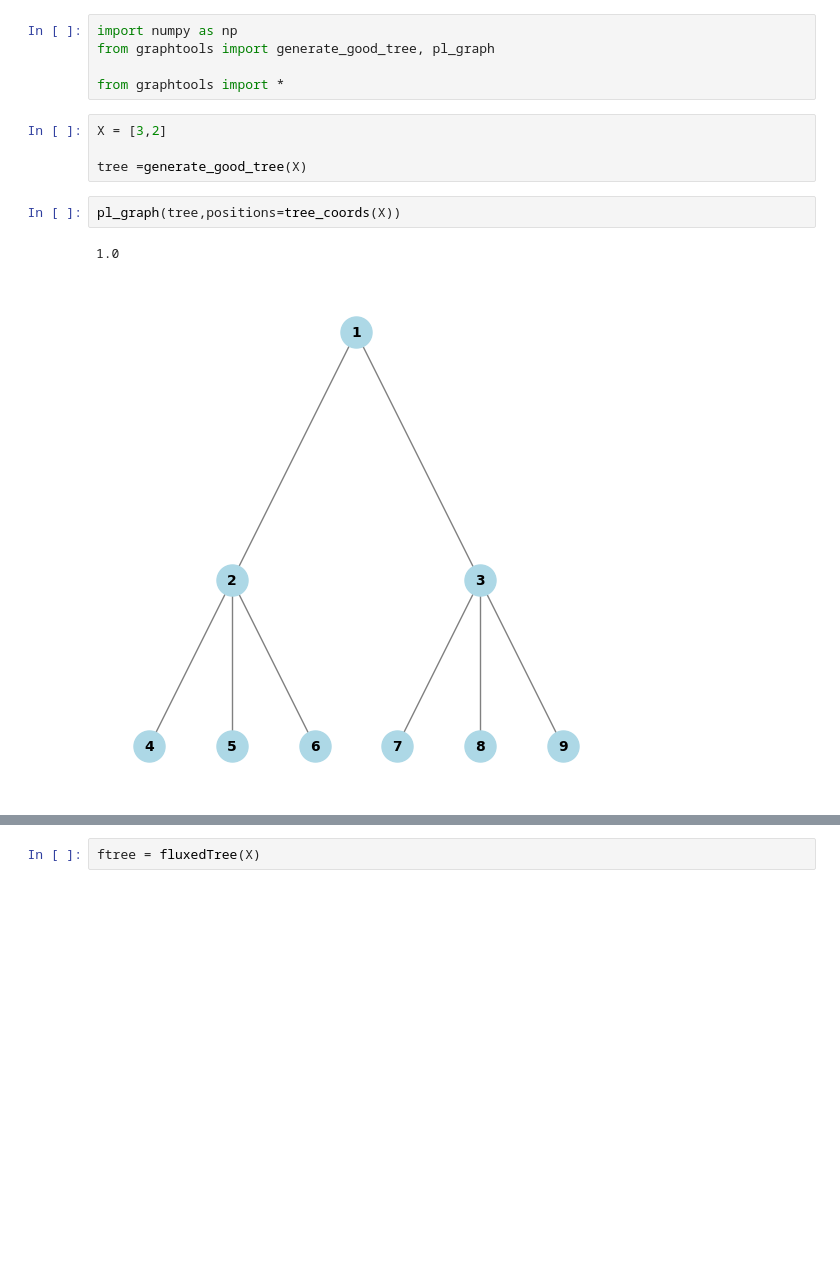
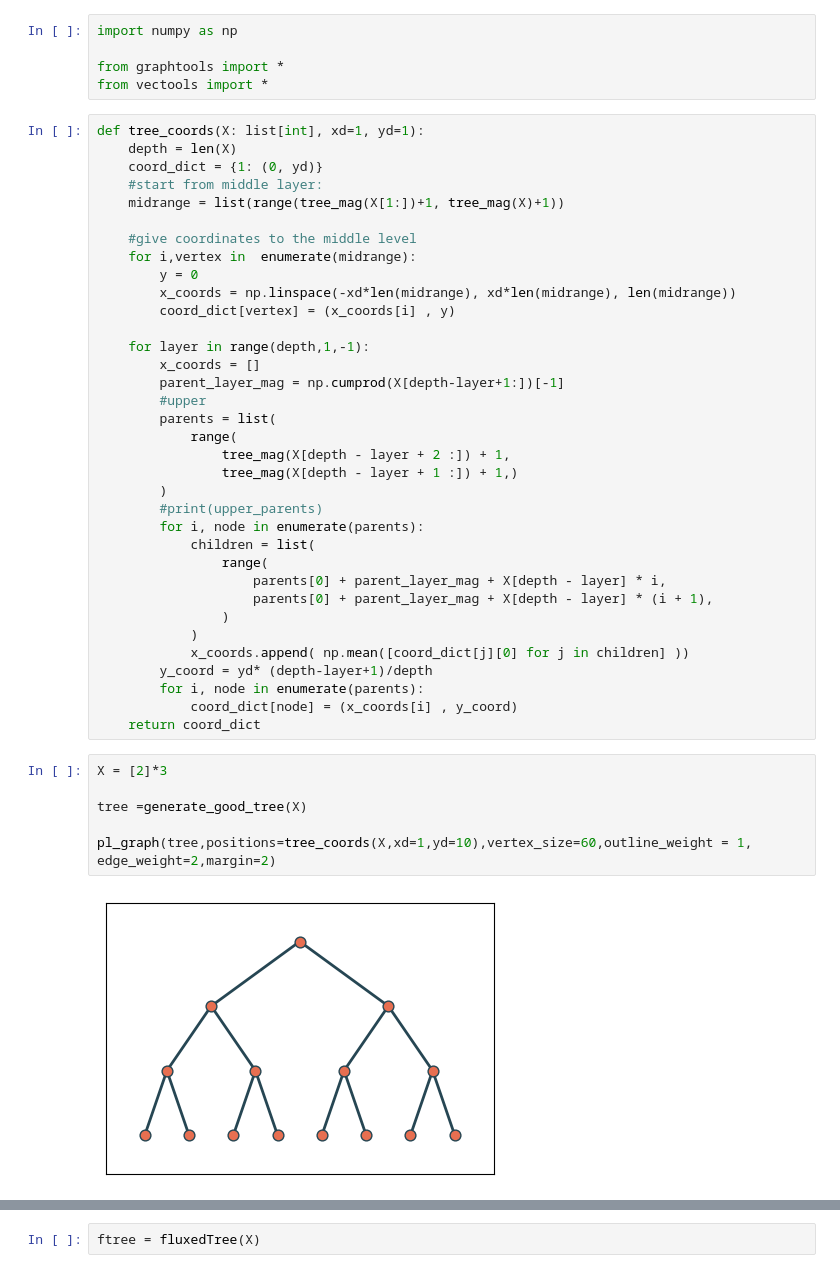
Before and after one commit to cgs2155/RandomCycles, a Jupyter notebook: proto.ipynb, the cells around one changed output, grey strips where cells are left out. Cells and saved outputs as stored; diff of their text form; blank space fills up the shorter version.

Commit message:
attempts to make glued tree figures

```diff
--- a/proto.ipynb
+++ b/proto.ipynb
@@ -1,14 +1,48 @@
 # %%
 import numpy as np
-from graphtools import generate_good_tree, pl_graph
 
 from graphtools import *
+from vectools import *
-# %%
-X = [3,2]
-
-tree =generate_good_tree(X)
-# %%
-pl_graph(tree,positions=tree_coords(X))
-# %% [output]
-1.0
-[figure, removed]
+# %%
+def tree_coords(X: list[int], xd=1, yd=1):
+    depth = len(X)
+    coord_dict = {1: (0, yd)}
+    #start from middle layer:
+    midrange = list(range(tree_mag(X[1:])+1, tree_mag(X)+1))
+
+    #give coordinates to the middle level
+    for i,vertex in  enumerate(midrange):
+        y = 0
+        x_coords = np.linspace(-xd*len(midrange), xd*len(midrange), len(midrange))
+        coord_dict[vertex] = (x_coords[i] , y)
+
+    for layer in range(depth,1,-1):
+        x_coords = []
+        parent_layer_mag = np.cumprod(X[depth-layer+1:])[-1]
+        #upper
+        parents = list(
+            range(
+                tree_mag(X[depth - layer + 2 :]) + 1,
+                tree_mag(X[depth - layer + 1 :]) + 1,)
+        )
+        #print(upper_parents)
+        for i, node in enumerate(parents):
+            children = list(
+                range(
+                    parents[0] + parent_layer_mag + X[depth - layer] * i,
+                    parents[0] + parent_layer_mag + X[depth - layer] * (i + 1),
+                )
+            )
+            x_coords.append( np.mean([coord_dict[j][0] for j in children] ))
+        y_coord = yd* (depth-layer+1)/depth
+        for i, node in enumerate(parents):
+            coord_dict[node] = (x_coords[i] , y_coord)
+    return coord_dict
+# %%
+X = [2]*3
+
+tree =generate_good_tree(X)
+
+pl_graph(tree,positions=tree_coords(X,xd=1,yd=10),vertex_size=60,outline_weight = 1, edge_weight=2,margin=2)
+# %% [output]
+[figure, added]
```
Also changed, not shown: parts of 15 cells of this notebook, 2 other files.
